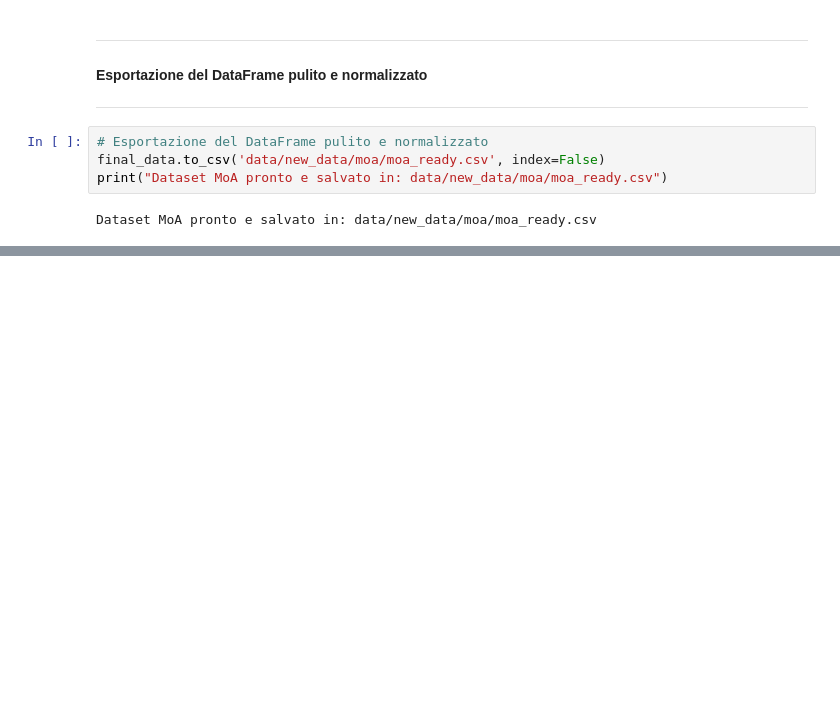
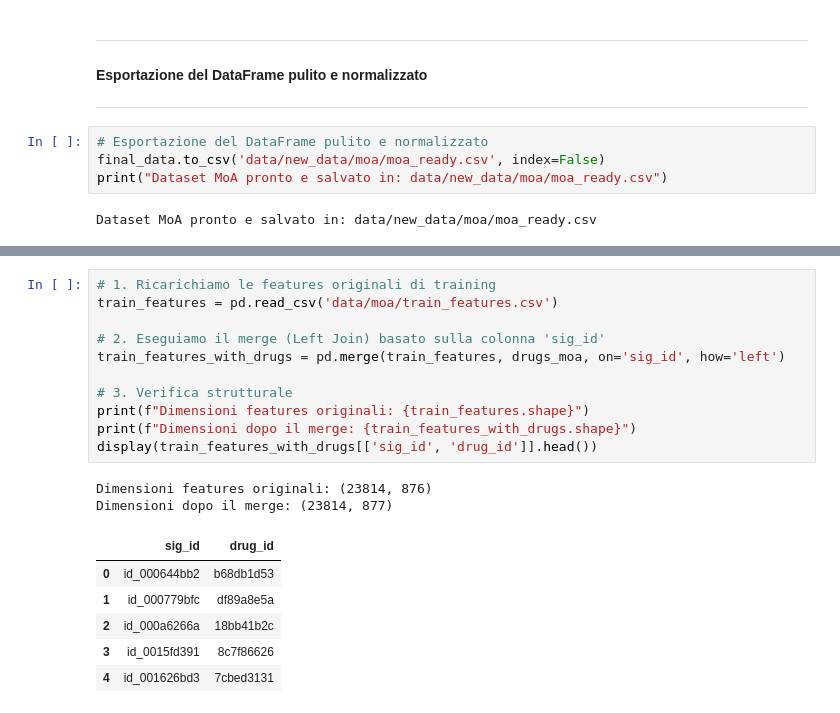
Before and after one commit to OvrTnkDev/DualPath-MedAI, a Jupyter notebook: DualPath_MedAI.ipynb, the cells around one changed output, grey strips where cells are left out. Cells and saved outputs as stored; diff of their text form; blank space fills up the shorter version.

```diff
--- a/DualPath_MedAI.ipynb
+++ b/DualPath_MedAI.ipynb
@@ -414,0 +480,20 @@ Dataset MoA pronto e salvato in: data/new_data/moa/moa_ready.csv
+# %%
+# 1. Ricarichiamo le features originali di training
+train_features = pd.read_csv('data/moa/train_features.csv')
+
+# 2. Eseguiamo il merge (Left Join) basato sulla colonna 'sig_id'
+train_features_with_drugs = pd.merge(train_features, drugs_moa, on='sig_id', how='left')
+
+# 3. Verifica strutturale
+print(f"Dimensioni features originali: {train_features.shape}")
+print(f"Dimensioni dopo il merge: {train_features_with_drugs.shape}")
+display(train_features_with_drugs[['sig_id', 'drug_id']].head())
+# %% [output]
+Dimensioni features originali: (23814, 876)
+Dimensioni dopo il merge: (23814, 877)
+|  | sig_id | drug_id |
+| 0 | id_000644bb2 | b68db1d53 |
+| 1 | id_000779bfc | df89a8e5a |
+| 2 | id_000a6266a | 18bb41b2c |
+| 3 | id_0015fd391 | 8c7f86626 |
+| 4 | id_001626bd3 | 7cbed3131 |
```
Also changed, not shown: parts of 5 cells of this notebook.
